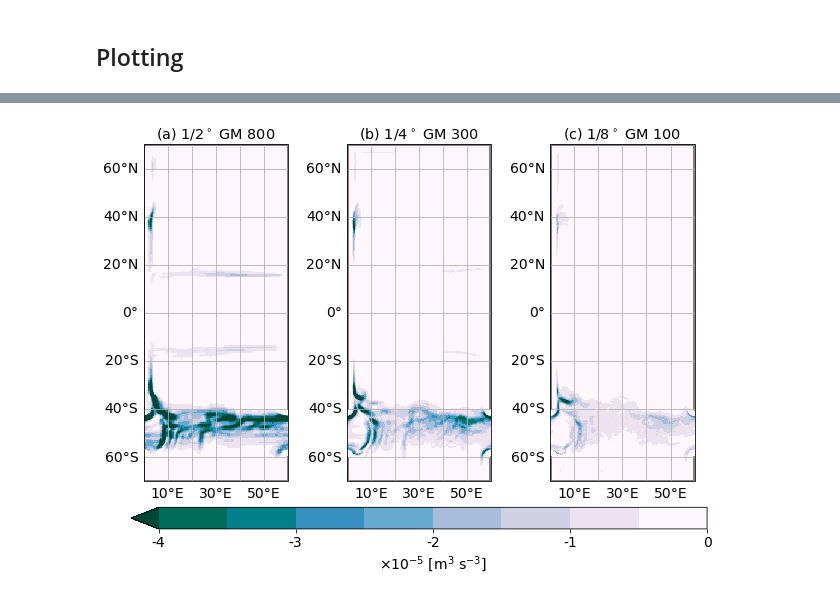
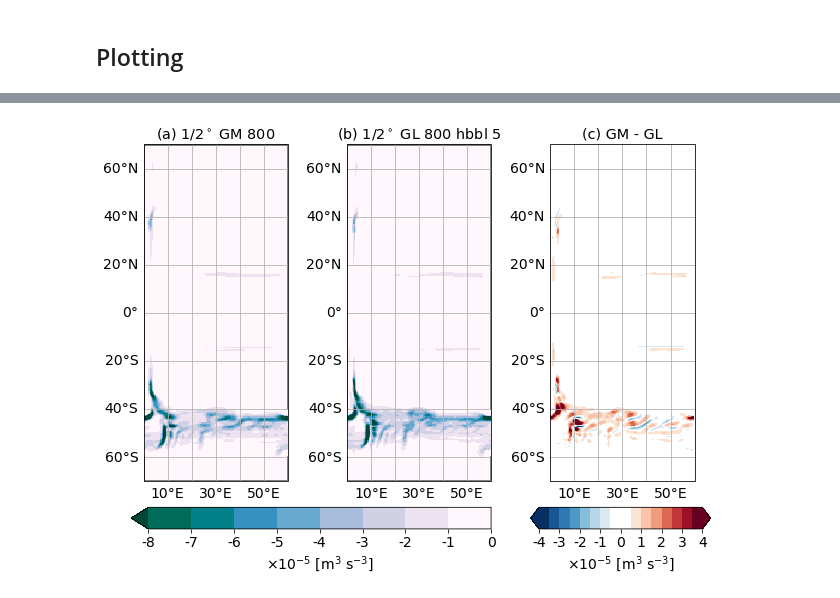
Before and after one commit to NoraLoose/GL90paper, a Jupyter notebook: Figure8.ipynb, the cells around one changed output, grey strips where cells are left out. Saved outputs shown, nothing was run; the diff lists cells and outputs as text; code cells hidden in the pictures.

Commit message:
New Figure 8
* only show 1/2 degree experiments
* show GM work, GL work, and their absolute differences

```diff
--- a/Figure8.ipynb
+++ b/Figure8.ipynb
@@ -52,9 +52,3 @@ params = {'legend.fontsize': 'large',
 pylab.rcParams.update(params)
 # %%
 import cartopy.crs as ccrs
-# %%
-exps_param['nw2_0.5deg_N15_KHGL800_hbbl5']['label'] = '1/2$^\circ$ GL 800'
-exps_param['nw2_0.25deg_N15_KHGL800_hbbl5']['label'] = '1/4$^\circ$ GL 800'
-exps_param['nw2_0.125deg_N15_KHGL800_hbbl5']['label'] = '1/4$^\circ$ GL 800'
-exps_param['nw2_0.25deg_N15_KHGL300_hbbl5']['label'] = '1/4$^\circ$ GL 300'
-exps_param['nw2_0.125deg_N15_KHGL100_hbbl5']['label'] = '1/4$^\circ$ GL 100'
@@ -73,51 +68,96 @@ with ProgressBar():
 import matplotlib as mpl
 cmap = mpl.cm.PuBuGn_r
 cmap.set_bad('gray')
+# %%
+from matplotlib.colors import ListedColormap
+
+newcmap = mpl.colormaps['RdBu_r']
+newcmap = newcmap(np.linspace(0, 1, 15))
+newcmap = ListedColormap(newcmap)
+newcmap.set_bad(color='gray')
+# %%
+newcolors = np.ones((16, 3))
+newcolors[:7, :] = newcmap.colors[:7, :3]
+newcolors[9:, :] = newcmap.colors[8:, :3]
+# %%
+newcmp = ListedColormap(newcolors)
 # %%
 extent = [0, 60, -70, 70]
+vmax = 0.00008
 
 fig, axs = plt.subplots(1, 3, figsize=(10, 6), subplot_kw={'projection':ccrs.PlateCarree()})
 
-vmax = 0.00004
-ticks = [-0.00004, -0.00003, -0.00002, -0.00001, 0]
-xticklabels = [-4, -3, -2, -1, 0]
+dst_GM = exps_param[exp_GM]['dst']
+dst_GL = exps_param[exp_GL]['dst']
 
-for exp_GM, abc, ax in zip(exps_GM, ['(a)', '(b)', '(c)'], axs):
+st = exps_param[exp_GM]['st']
 
-    dst = exps_param[exp_GM]['dst']
-    st = exps_param[exp_GM]['st']
-    label = exps_param[exp_GM]['label']
+GMwork = dst_GM['GMwork'] / 1000
+GLwork = dst_GL['GLwork'].sum(dim='zl')
+diff = (GMwork - GLwork)
 
-    GMwork = dst['GMwork'] / 1000  # convert from W m-2 to m3s-3
-
-    p = GMwork.where(st.wet).plot(
+ax = axs[0]
+GMwork.where(st.wet).plot(
         ax=ax,
         vmax=0, vmin=-vmax, cmap=cmap,
         levels=9,
         transform=ccrs.PlateCarree(),
         add_colorbar=False
-    )
-    ax.set_title('%s %s' %(abc, label))
+)
+ax.set_title('(a) %s' %exps_param[exp_GM]['label'])
+
+ax = axs[1]
+p = GLwork.where(st.wet).plot(
+        ax=ax,
+        vmax=0, vmin=-vmax, cmap=cmap,
+        levels=9,
+        transform=ccrs.PlateCarree(),
+        add_colorbar=False
+)
+ax.set_title('(b) %s' %exps_param[exp_GL]['label'])
+
+ax = axs[2]
+d = diff.where(st.wet).plot.contourf(
+        cmap=newcmp,
+        ax=ax,
+        vmin=-vmax/2,
+        vmax=vmax/2,
+        levels=17,
+        transform=ccrs.PlateCarree(),
+        add_colorbar=False
+        )
+ax.set_title('(c) GM - GL')
 
 
 for ax in axs:
     ax.set_extent(extent, crs=ccrs.PlateCarree())
     gl = ax.gridlines(draw_labels=True)
     gl.top_labels = False
     gl.right_labels = False
     gl.xlabel_style = {'size': 14}
     gl.ylabel_style = {'size': 14}
 
-# colorbar
+# colorbars
 fig.subplots_adjust(left=0.1, bottom=0.1)
-cax = fig.add_axes([0.1, -0.01, 0.8, 0.05])
 
-cb = fig.colorbar(p, cax=cax, orientation='horizontal', extend='min', ticks=ticks)
-cb.ax.tick_params(labelsize=14)
-cb.set_label(label=r'$\times 10^{-5}$ [m$^3$ s$^{-3}$]', size=14)
-cb.ax.set_xticklabels(xticklabels)
+ticks = 0.00001 * np.arange(-8, 0.1, 1)
+xticklabels = ['-8', '-7', '-6', '-5', '-4', '-3', '-2', '-1', '0']
+cax1 = fig.add_axes([0.1, -0.01, 0.5, 0.05])
+cb1 = fig.colorbar(p, cax=cax1, orientation='horizontal', extend='min', ticks=ticks)
+cb1.ax.tick_params(labelsize=14)
+cb1.set_label(label=r'$\times 10^{-5}$ [m$^3$ s$^{-3}$]', size=14)
+cb1.ax.set_xticklabels(xticklabels)
 
-figname = '/glade/u/home/noraloose/GL90paper/figures/GMwork.png'
+ticks = 0.00001 * np.arange(-4, 4.1, 1)
+xticklabels = ['-4', '-3', '-2', '-1', '0', '1', '2', '3', '4']
+
+cax2 = fig.add_axes([0.655, -0.01, 0.25, 0.05])
+cb2 = fig.colorbar(d, cax=cax2, orientation='horizontal', extend='both', ticks=ticks)
+cb2.ax.tick_params(labelsize=14)
+cb2.set_label(label=r'$\times 10^{-5}$ [m$^3$ s$^{-3}$]', size=14)
+cb2.ax.set_xticklabels(xticklabels)
+
+figname = '/glade/u/home/noraloose/GL90paper/figures/GMvsGLwork_0.5deg.png'
 plt.savefig(figname, dpi=200, bbox_inches='tight', pad_inches=0)
 # %% [output]
-[figure, old version]
+[figure, new version]
```
Also changed, not shown: parts of 8 cells of this notebook.
